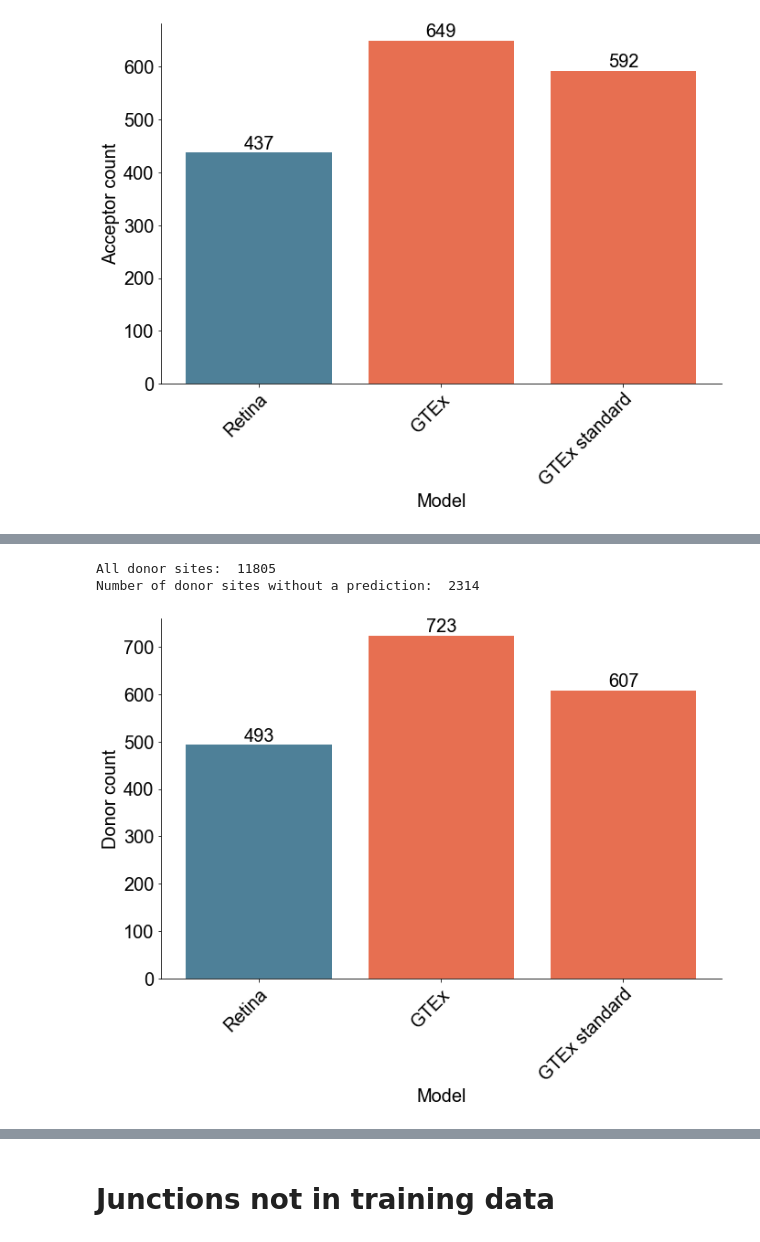
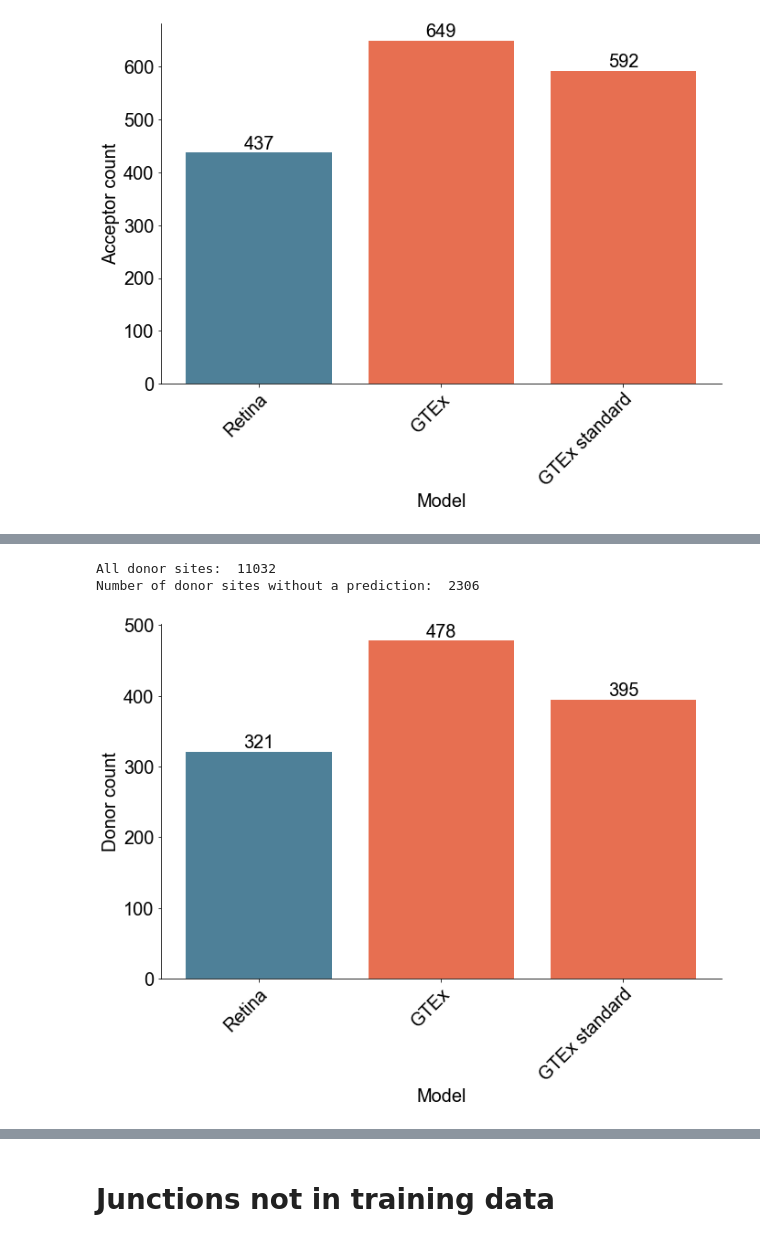
Before and after one commit to tabeariepe/Retina-SpliceAI, a Jupyter notebook: figures_and_tables/exons.ipynb, the cells around one changed output, grey strips where cells are left out. Saved outputs shown, nothing was run; the diff lists cells and outputs as text; code cells hidden in the pictures.

Commit message:
added training data script

```diff
--- a/figures_and_tables/exons.ipynb
+++ b/figures_and_tables/exons.ipynb
@@ -26,7 +26,7 @@ for name in retina_exons.columns[7:10]:
     retina_exons[name] = retina_exons[name].apply(lambda x: pd.to_numeric(x.strip('[]').split()[-1]))
 
 # Rename the columns
-retina_exons.rename(columns={'retina_acceptor': 'Retina acceptor', 'gtex_acceptor' : 'GTEx acceptor', 'gtex2_acceptor' : 'GTEX standard acceptor',
+retina_exons.rename(columns={'retina_acceptor': 'Retina acceptor', 'gtex_acceptor' : 'GTEx acceptor', 'gtex2_acceptor' : 'GTEx standard acceptor',
                              'retina_donor' : 'Retina donor', 'gtex_donor' : 'GTEx donor', 'gtex2_donor' : 'GTEx standard donor'}, inplace=True)
 
 retina_exons.head()
@@ -149,6 +87,9 @@ plt.show()
 sas  = pd.read_csv('../predictions/retina_sas_predictions.tsv', sep = '\t')
 sds  = pd.read_csv('../predictions/retina_sds_predictions.tsv', sep = '\t')
 
+sas = sas.drop_duplicates()
+sds = sds.drop_duplicates()
+
 print(len(sas))
 print(len(sds))
 # %% [output]
@@ -276,3 +190,15 @@ create_barplot_pacbio(pacbio_acceptors, [0.22,0.39, 0.39], 'Acceptor count', 'Pa
 All acceptor sites:  11269
 Number of acceptor sites without a prediction:  3185
 [figure]
+# %%
+pacbio_acceptors = pd.read_csv('../predictions/pacbio_acceptors_not_in_train_predictions.tsv', sep = '\t')
+for name in pacbio_acceptors.columns[2:]:
+    pacbio_acceptors[name] = pd.to_numeric(pacbio_acceptors[name].str.split().str[1])
+
+# Drop acceptor sites without a prediction
+all_acceptors = len(pacbio_acceptors)
+pacbio_acceptors = pacbio_acceptors.dropna()
+print('All acceptor sites: ', all_acceptors)
+print('Number of acceptor sites without a prediction: ', all_acceptors - len(pacbio_acceptors))
+
+create_barplot_pacbio(pacbio_acceptors, [0.22,0.39, 0.39], 'Acceptor count', 'Pacbio_acceptor_notintrain.png')
@@ -279,18 +211,31 @@ Number of acceptor sites without a prediction:  3185
+# %%
+
+# Drop acceptor sites without a prediction
+all_donors = len(pacbio_donors)
+pacbio_donors = pacbio_donors[pacbio_donors.apply(lambda row: row[pacbio_donors.columns[2]] != '[]', axis=1)]
+print('All donor sites: ', all_donors)
+print('Number of donor sites without a prediction: ', all_donors - len(pacbio_donors))
+
+for name in pacbio_donors.columns[2:]:
+    pacbio_donors[name] = pacbio_donors[name].apply(lambda x: pd.to_numeric(x.strip('[]').split()[-1]))
+
+
+create_barplot_pacbio(pacbio_donors, [0.22,0.38, 0.38], 'Donor count', 'Pacbio_donor.png')
 # %%
-pacbio_donors = pd.read_csv('../predictions/pacbio_donors_predictions.tsv', sep = '\t')
+pacbio_donors = pd.read_csv('../predictions/pacbio_donors_not_in_train_predictions.tsv', sep = '\t')
 
 # Drop acceptor sites without a prediction
 all_donors = len(pacbio_donors)
 pacbio_donors = pacbio_donors[pacbio_donors.apply(lambda row: row[pacbio_donors.columns[2]] != '[]', axis=1)]
 print('All donor sites: ', all_donors)
 print('Number of donor sites without a prediction: ', all_donors - len(pacbio_donors))
 
 for name in pacbio_donors.columns[2:]:
     pacbio_donors[name] = pacbio_donors[name].apply(lambda x: pd.to_numeric(x.strip('[]').split()[-1]))
 
 
-create_barplot_pacbio(pacbio_donors, [0.22,0.38, 0.38], 'Donor count', 'Pacbio_donor.png')
+create_barplot_pacbio(pacbio_donors, [0.22,0.38, 0.38], 'Donor count', 'Pacbio_donor_notintrain.png')
 # %% [output]
-All donor sites:  11805
-Number of donor sites without a prediction:  2314
+All donor sites:  11032
+Number of donor sites without a prediction:  2306
-[figure, old version]
+[figure, new version]
```
Also changed, not shown: parts of 13 cells of this notebook, 20 other files.
